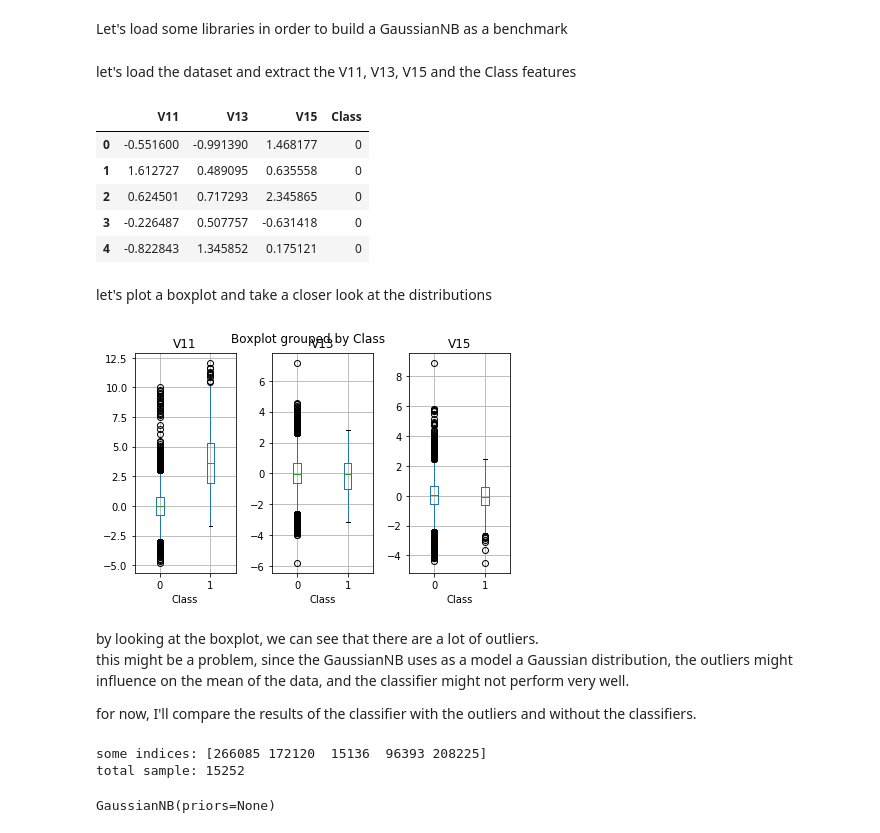
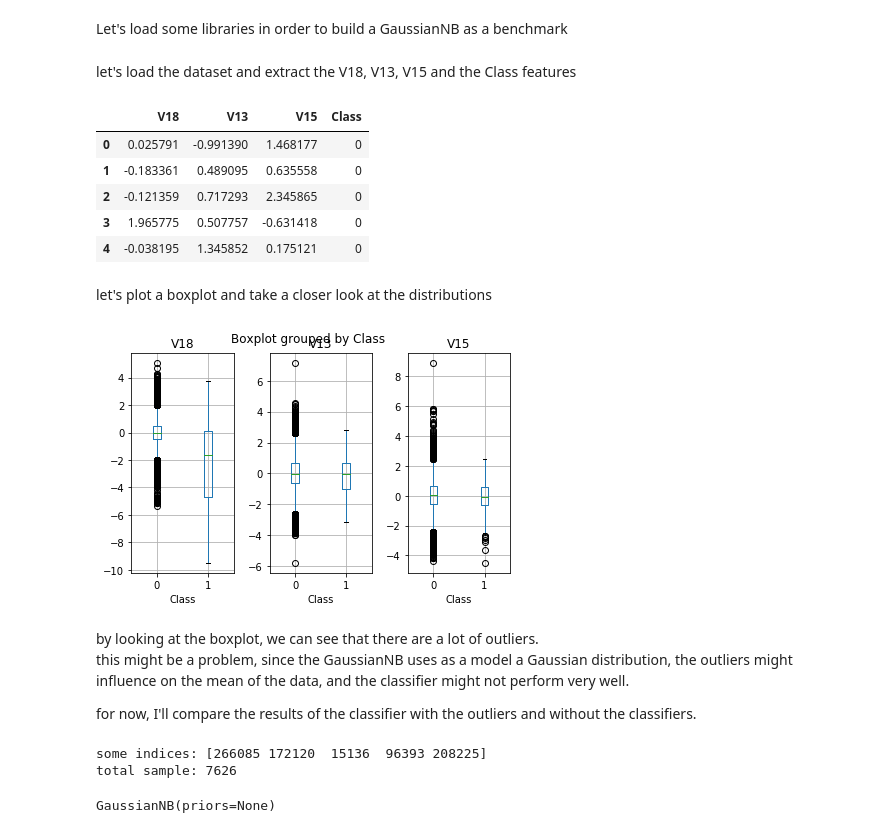
Before and after one commit to NekuSakuraba/machine-learning, a Jupyter notebook: projects/capstone/project/Benchmark - #01 GaussianNB.ipynb, the cells around one changed output. Drawn from its saved outputs; the diff is of its cells as text; code cells hidden in the pictures.

```diff
--- a/projects/capstone/project/Benchmark - #01 GaussianNB.ipynb
+++ b/projects/capstone/project/Benchmark - #01 GaussianNB.ipynb
@@ -17,37 +17,37 @@ from sklearn.metrics import average_precision_score
 # Model used as a benchmark
 from sklearn.naive_bayes import GaussianNB
 # %% [markdown]
-let's load the dataset and extract the V11, V13, V15 and the Class features
+let's load the dataset and extract the V18, V13, V15 and the Class features
 # %%
 df = pd.read_csv('creditcard.csv')
-df = df[['V11', 'V13', 'V15', 'Class']]
+df = df[['V18', 'V13', 'V15', 'Class']]
 # %%
 df.head()
 # %% [output]
-|  | V11 | V13 | V15 | Class |
-| 0 | -0.551600 | -0.991390 | 1.468177 | 0 |
-| 1 | 1.612727 | 0.489095 | 0.635558 | 0 |
-| 2 | 0.624501 | 0.717293 | 2.345865 | 0 |
-| 3 | -0.226487 | 0.507757 | -0.631418 | 0 |
-| 4 | -0.822843 | 1.345852 | 0.175121 | 0 |
+|  | V18 | V13 | V15 | Class |
+| 0 | 0.025791 | -0.991390 | 1.468177 | 0 |
+| 1 | -0.183361 | 0.489095 | 0.635558 | 0 |
+| 2 | -0.121359 | 0.717293 | 2.345865 | 0 |
+| 3 | 1.965775 | 0.507757 | -0.631418 | 0 |
+| 4 | -0.038195 | 1.345852 | 0.175121 | 0 |
 # %%
 X = df.iloc[:,:].copy()
 # %% [markdown]
 let's plot a boxplot and take a closer look at the distributions
 # %%
 ax = plt.subplot(131)
-X.boxplot('V11', 'Class', ax=ax)
+X.boxplot('V18', 'Class', ax=ax)
 
 ax = plt.subplot(132)
 X.boxplot('V13', 'Class', ax=ax)
 
 ax = plt.subplot(133)
 X.boxplot('V15', 'Class', ax=ax)
 
 plt.tight_layout()
 plt.show()
 # %% [output]
-[figure, old version]
+[figure, new version]
 # %% [markdown]
 by looking at the boxplot, we can see that there are a lot of outliers. <br />
 this might be a problem, since the GaussianNB uses as a model a Gaussian distribution, the outliers might influence on the mean of the data, and the classifier might not perform very well.
@@ -59,14 +59,14 @@ for now, I'll compare the results of the classifier with the outliers and withou
 X_new, y_new = X.iloc[:,:-1].copy(), X.iloc[:,-1].copy()
 # %%
 # taking a subsample
-rus = RandomUnderSampler(ratio={0:492*30, 1:492}, random_state=0, return_indices=True)
+rus = RandomUnderSampler(ratio={0:246*30, 1:246}, random_state=0, return_indices=True)
 X_resampled, y_resampled, idxes = rus.fit_sample(X_new, y_new)
 
 print 'some indices: %s' % idxes[:5]
 print 'total sample: %d' % len(y_resampled)
 # %% [output]
 some indices: [266085 172120  15136  96393 208225]
-total sample: 15252
+total sample: 7626
 # %%
 # training the classifier
 clf_with_outliers = GaussianNB()
```
Also changed, not shown: parts of 14 cells of this notebook, 2 other files.
